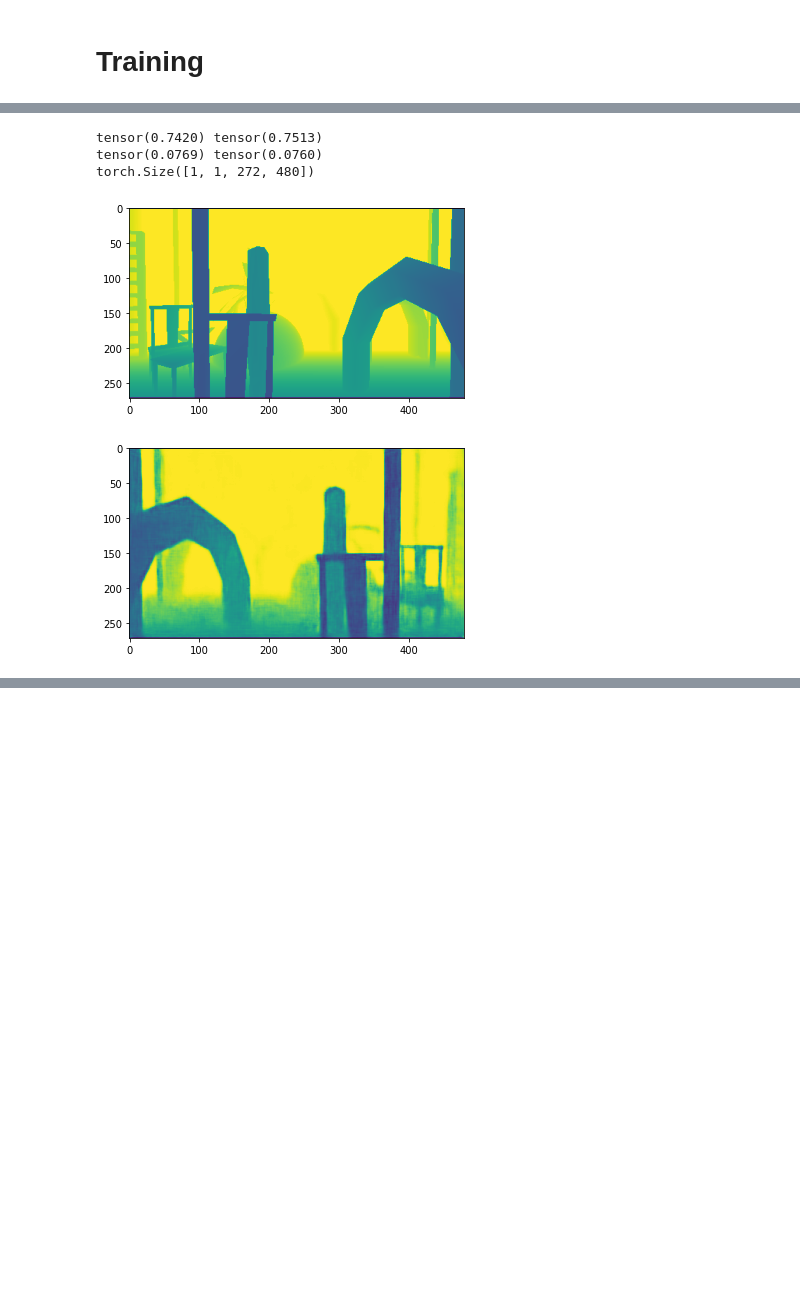
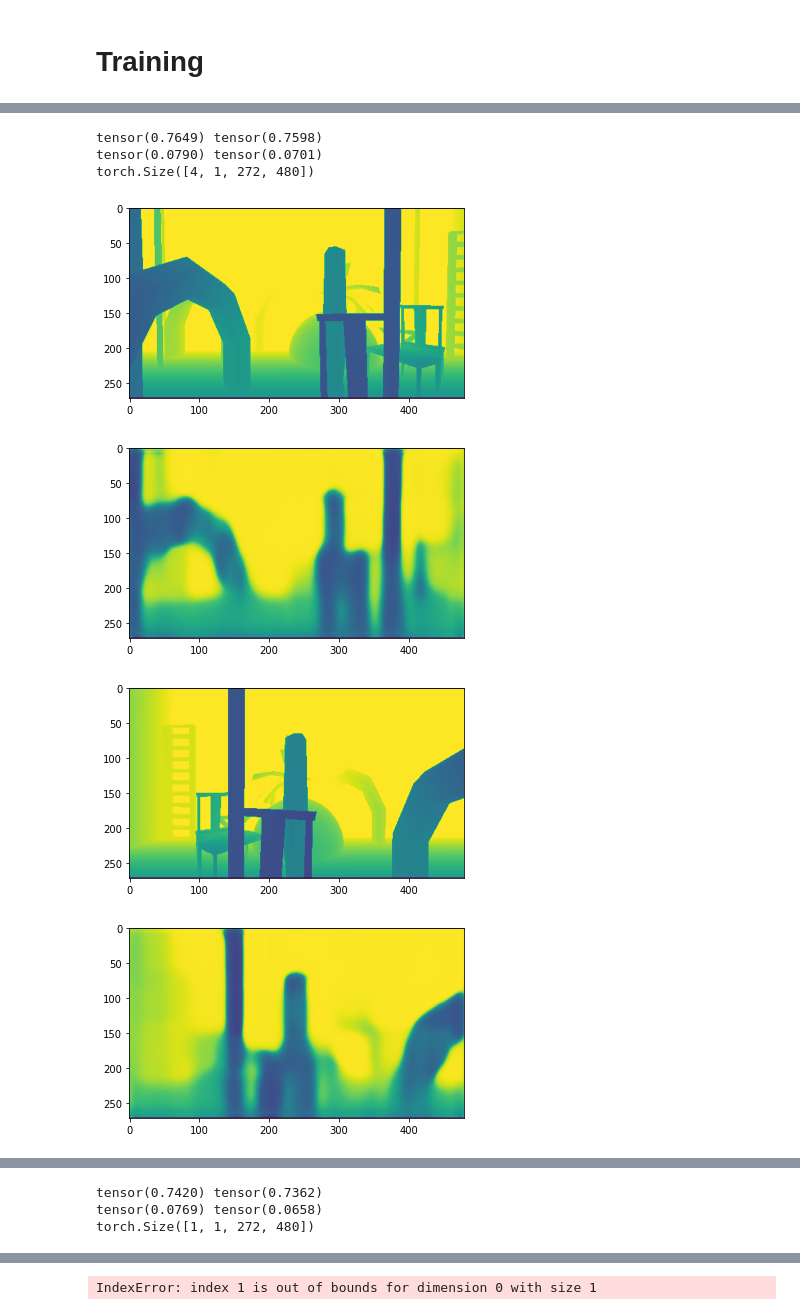
Before and after one commit to patricknitschke/Pytorch, a Jupyter notebook: VAE/vae_di_resnet.ipynb, the cells around one changed output, grey strips where cells are left out. Saved outputs shown, nothing was run; the diff lists cells and outputs as text; code cells hidden in the pictures; blank space fills up the shorter version.

```diff
--- a/VAE/vae_di_resnet.ipynb
+++ b/VAE/vae_di_resnet.ipynb
@@ -36,9 +36,9 @@ load_path = "../../../rl_data/saves_2"
 # %%
 # Hyperparams
 latent_dim = 1000
-num_epochs = 120
-batch_size = 1
-learning_rate = 1e-4
+num_epochs = 100
+batch_size = 4
+learning_rate = 1e-3
 # %%
 # Obtain train and test data
 dataset = DepthImageDataset(load_path=load_path)
@@ -66,8 +66,8 @@ def imshow(img):
     plt.imshow(np.transpose(npimg, (1, 2, 0)))
     plt.show()
 
-for image in image_batch:
-    imshow(image)
+# for image in image_batch:
+#     imshow(image)
 
 
-print(image.shape)
+# print(image.shape)
@@ -346,26 +343,28 @@ Estimated Total Size (MB): 1600.98
 # %%
 # 46086.105
 vae_model.eval()
 # Visualise sample of images
 
 with torch.no_grad():
-    for images in test_loader:
+    for images in train_loader:
         # VAE forward pass
         _, _, x_hat = vae_model(images)
 
         print(images.mean(), x_hat.mean())
         print(images.var(), x_hat.var())
         print(images.shape)
-        for idx in range(len(images)):
+        for idx in range(batch_size):
             # show images
             imshow(images[idx])
             imshow(x_hat[idx])
 
         # write to tensorboard
         # writer.add_image('four_cifar10_images', inv_normalize(img_grid))
 # %% [output]
-tensor(0.7420) tensor(0.7513)
-tensor(0.0769) tensor(0.0760)
-torch.Size([1, 1, 272, 480])
+tensor(0.7649) tensor(0.7598)
+tensor(0.0790) tensor(0.0701)
+torch.Size([4, 1, 272, 480])
-[figure, old version]
+[figure, new version]
-[figure, old version]
+[figure, new version]
+[figure, added]
+[figure, added]
@@ -371,0 +375,3 @@ torch.Size([1, 1, 272, 480])
+tensor(0.7420) tensor(0.7362)
+tensor(0.0769) tensor(0.0658)
+torch.Size([1, 1, 272, 480])
@@ -371,0 +380 @@ torch.Size([1, 1, 272, 480])
+IndexError: index 1 is out of bounds for dimension 0 with size 1
```
Also changed, not shown: parts of 18 cells of this notebook, 2 other files.
